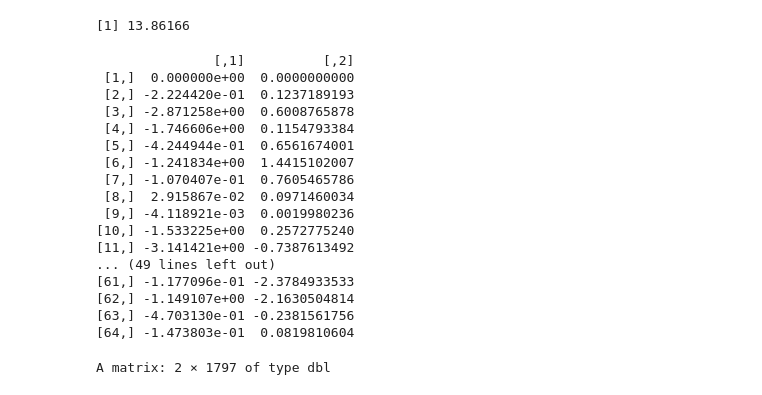
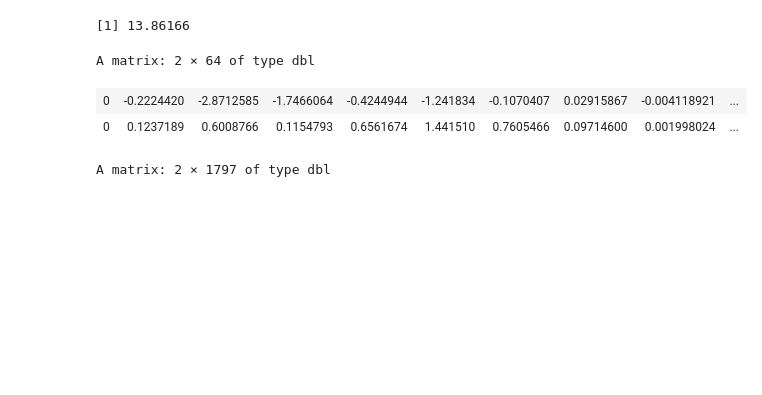
Before and after one commit to RonnieXIE2001/assi, a Jupyter notebook: Assignment1/code_R.ipynb, the cells around one changed output. Drawn from its saved outputs; the diff is of its cells as text; code cells hidden in the pictures; blank space fills up the shorter version.

```diff
--- a/Assignment1/code_R.ipynb
+++ b/Assignment1/code_R.ipynb
@@ -158,25 +146,11 @@ sigma2_ml
 [1] 13.86166
 # %%
 W_ML <- U_M %*% sqrt(diag(lambda_M) - sigma2_ml*diag(2))
-print(W_ML)
+t(W_ML)
 # %% [output]
-               [,1]          [,2]
- [1,]  0.000000e+00  0.0000000000
- [2,] -2.224420e-01  0.1237189193
- [3,] -2.871258e+00  0.6008765878
- [4,] -1.746606e+00  0.1154793384
- [5,] -4.244944e-01  0.6561674001
- [6,] -1.241834e+00  1.4415102007
- [7,] -1.070407e-01  0.7605465786
- [8,]  2.915867e-02  0.0971460034
- [9,] -4.118921e-03  0.0019980236
-[10,] -1.533225e+00  0.2572775240
-[11,] -3.141421e+00 -0.7387613492
-... (49 lines left out)
-[61,] -1.177096e-01 -2.3784933533
-[62,] -1.149107e+00 -2.1630504814
-[63,] -4.703130e-01 -0.2381561756
-[64,] -1.473803e-01  0.0819810604
+A matrix: 2 × 64 of type dbl
+| 0 | -0.2224420 | -2.8712585 | -1.7466064 | -0.4244944 | -1.241834 | -0.1070407 | 0.02915867 | -0.004118921 | ... |
+| 0 | 0.1237189 | 0.6008766 | 0.1154793 | 0.6561674 | 1.441510 | 0.7605466 | 0.09714600 | 0.001998024 | ... |
 # %%
 
 E_z_given_x <- solve(t(W_ML) %*% W_ML + sigma2_ml * diag(2)) %*% t(W_ML) %*% t(Xtrain - s_mean)
```
Also changed, not shown: parts of 6 cells of this notebook.
